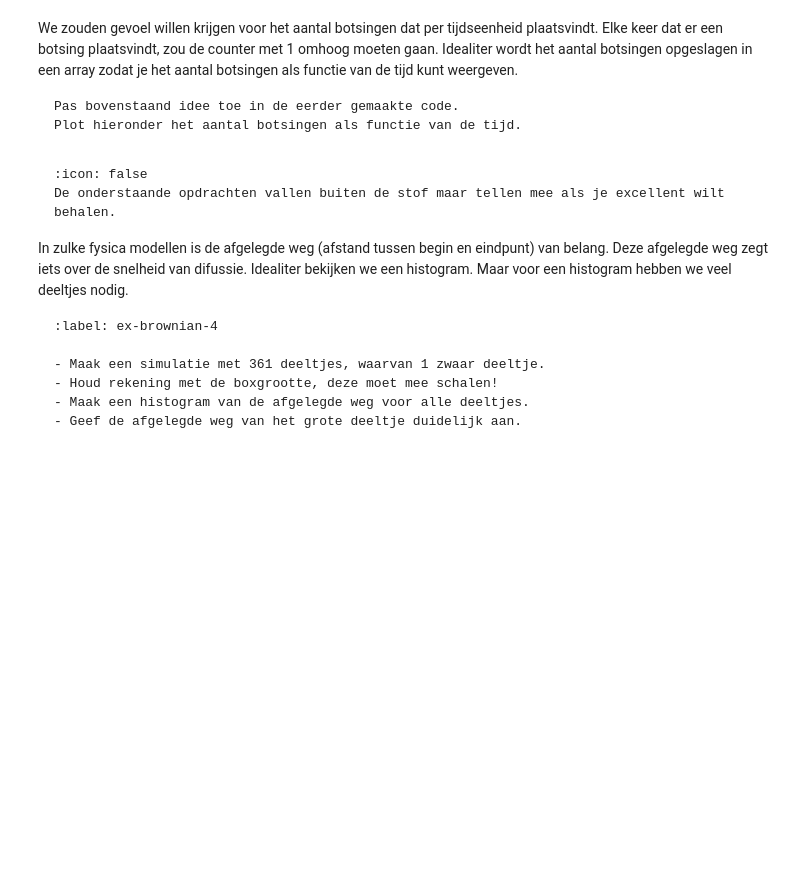
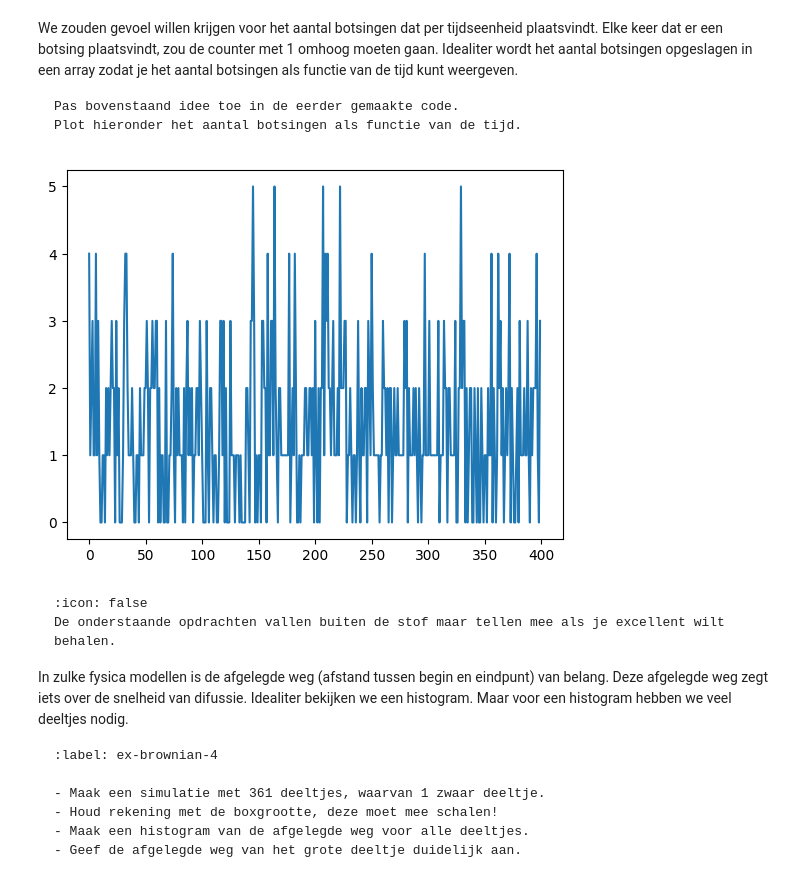
Before and after one commit to yaeljawahierkhan/21, a Jupyter notebook: Content/PySim/4_brownianmotion.ipynb, the cells around one changed output. Cells and saved outputs as stored; diff of their text form; code cells hidden in the pictures; blank space fills up the shorter version.

````diff
--- a/Content/PySim/4_brownianmotion.ipynb
+++ b/Content/PySim/4_brownianmotion.ipynb
@@ -217,7 +225,11 @@ Pas bovenstaand idee toe in de eerder gemaakte code.
 Plot hieronder het aantal botsingen als functie van de tijd.
 ```
 # %%
-#your code/answer
+plt.figure()
+plt.plot(np.arange(400), colls)
+plt.show()
+# %% [output]
+[figure, added]
 # %% [markdown]
 ```{warning} 🌶 Let op!
 :icon: false
````
Also changed, not shown: parts of 3 cells of this notebook.
